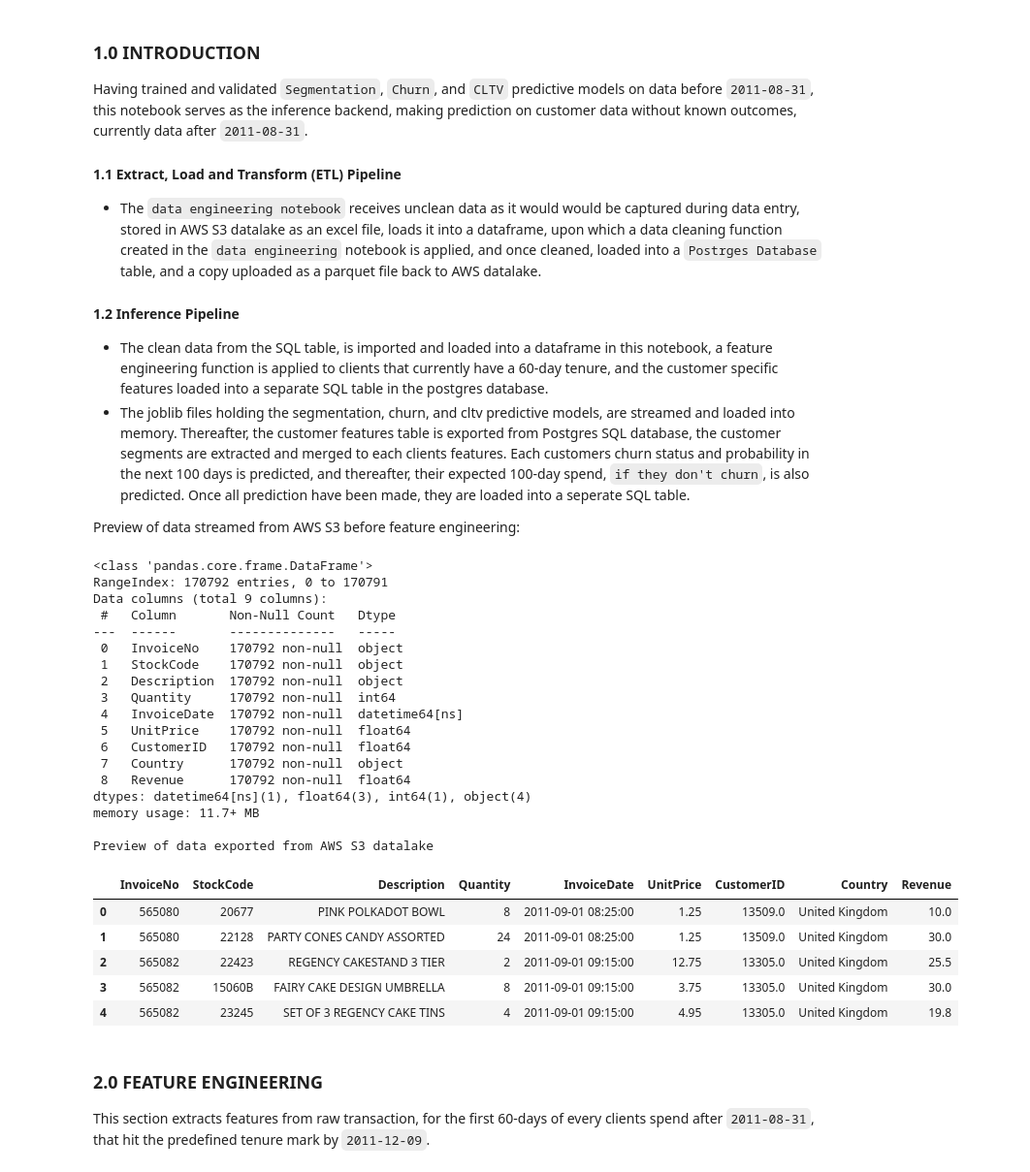
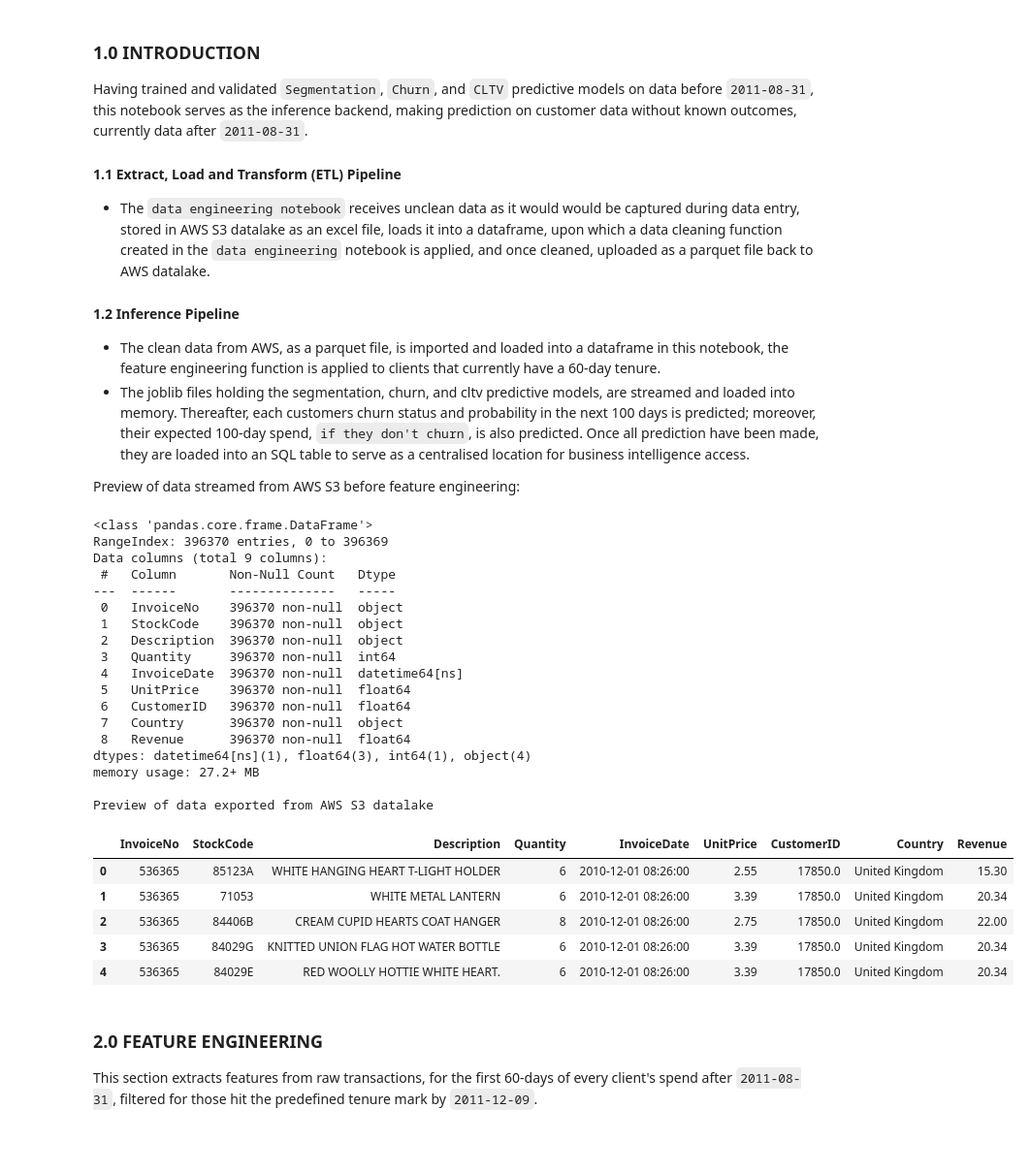
Before and after one commit to mundundan-star/online-retail-customer-analytics, a Jupyter notebook: 7.0 Final_Delivery: Churn and CLTV Inference Pipeline.ipynb, the cells around one changed output. Shown at 97% size. Saved outputs shown, nothing was run; the diff lists cells and outputs as text; code cells hidden in the pictures; blank space fills up the shorter version.

```diff
--- a/7.0 Final_Delivery: Churn and CLTV Inference Pipeline.ipynb
+++ b/7.0 Final_Delivery: Churn and CLTV Inference Pipeline.ipynb
@@ -7,11 +7,11 @@
 Having trained and validated `Segmentation`, `Churn`, and `CLTV` predictive models on data before `2011-08-31`, this notebook serves as the inference backend, making prediction on customer data without known outcomes, currently data after `2011-08-31`.
 
 #### 1.1 Extract, Load and Transform (ETL) Pipeline
-- The `data engineering notebook` receives unclean data as it would would be captured during data entry, stored in AWS S3 datalake as an excel file, loads it into a dataframe, upon which a data cleaning function created in the `data engineering` notebook is applied, and once cleaned, loaded into a `Postrges Database` table, and a copy uploaded as a parquet file back to AWS datalake.
+- The `data engineering notebook` receives unclean data as it would would be captured during data entry, stored in AWS S3 datalake as an excel file, loads it into a dataframe, upon which a data cleaning function created in the `data engineering` notebook is applied, and once cleaned, uploaded as a parquet file back to AWS datalake.
 
 #### 1.2 Inference Pipeline
-- The clean data from the SQL table, is imported and loaded into a dataframe in this notebook, a feature engineering function is applied to clients that currently have a 60-day tenure, and the customer specific features loaded into a separate SQL table in the postgres database.
-- The joblib files holding the segmentation, churn, and cltv predictive models, are streamed and loaded into memory. Thereafter, the customer features table is exported from Postgres SQL database, the customer segments are extracted and merged to each clients features. Each customers churn status and probability in the next 100 days is predicted, and thereafter, their expected 100-day spend, `if they don't churn`, is also predicted. Once all prediction have been made, they are loaded into a seperate SQL table.
+- The clean data from AWS, as a parquet file, is imported and loaded into a dataframe in this notebook, the feature engineering function is applied to clients that currently have a 60-day tenure.
+- The joblib files holding the segmentation, churn, and cltv predictive models, are streamed and loaded into memory. Thereafter, each customers churn status and probability in the next 100 days is predicted; moreover, their expected 100-day spend, `if they don't churn`, is also predicted. Once all prediction have been made, they are loaded into an SQL table to serve as a centralised location for business intelligence access.
 
 Preview of data streamed from AWS S3 before feature engineering:
 # %%
@@ -28,55 +28,55 @@ import seaborn as sns
 from sqlalchemy import create_engine, inspect, text
 from google.colab import userdata
 
 from datetime import datetime
 
 bucket_name = 'sales-data-analytics-portfolio-2026'
 
 os.environ["AWS_SECRET_ACCESS_KEY"] = userdata.get("AWS_SECRET_ACCESS_KEY")
 os.environ["AWS_ACCESS_KEY_ID"] = userdata.get("AWS_ACCESS_KEY_ID")
 os.environ["AWS_DEFAULT_REGION"] = "eu-north-1"
 
 parquet_url = "s3://sales-data-analytics-portfolio-2026/parquet_files/fact_online_retail_clean.parquet"
 
-cutoff_date = '2011-08-31'
+cutoff_date = '2011-09-01'
 
 df = pd.read_parquet(parquet_url)
 
 
-df = df[df["InvoiceDate"].dt.date.astype('str') > cutoff_date].reset_index(drop = True)
+#df = df[df["InvoiceDate"].dt.date.astype('str') > cutoff_date].reset_index(drop = True)
 df.info()
 print("\nPreview of data exported from AWS S3 datalake")
 print()
 df.sort_values("InvoiceDate").head()
 # %% [output]
 <class 'pandas.core.frame.DataFrame'>
-RangeIndex: 170792 entries, 0 to 170791
+RangeIndex: 396370 entries, 0 to 396369
 Data columns (total 9 columns):
  #   Column       Non-Null Count   Dtype
 ---  ------       --------------   -----
- 0   InvoiceNo    170792 non-null  object
- 1   StockCode    170792 non-null  object
- 2   Description  170792 non-null  object
- 3   Quantity     170792 non-null  int64
- 4   InvoiceDate  170792 non-null  datetime64[ns]
- 5   UnitPrice    170792 non-null  float64
- 6   CustomerID   170792 non-null  float64
- 7   Country      170792 non-null  object
- 8   Revenue      170792 non-null  float64
+ 0   InvoiceNo    396370 non-null  object
+ 1   StockCode    396370 non-null  object
+ 2   Description  396370 non-null  object
+ 3   Quantity     396370 non-null  int64
+ 4   InvoiceDate  396370 non-null  datetime64[ns]
+ 5   UnitPrice    396370 non-null  float64
+ 6   CustomerID   396370 non-null  float64
+ 7   Country      396370 non-null  object
+ 8   Revenue      396370 non-null  float64
 dtypes: datetime64[ns](1), float64(3), int64(1), object(4)
-memory usage: 11.7+ MB
+memory usage: 27.2+ MB
 
 Preview of data exported from AWS S3 datalake
 |  | InvoiceNo | StockCode | Description | Quantity | InvoiceDate | UnitPrice | CustomerID | Country | Revenue |
-| 0 | 565080 | 20677 | PINK POLKADOT BOWL | 8 | 2011-09-01 08:25:00 | 1.25 | 13509.0 | United Kingdom | 10.0 |
-| 1 | 565080 | 22128 | PARTY CONES CANDY ASSORTED | 24 | 2011-09-01 08:25:00 | 1.25 | 13509.0 | United Kingdom | 30.0 |
-| 2 | 565082 | 22423 | REGENCY CAKESTAND 3 TIER | 2 | 2011-09-01 09:15:00 | 12.75 | 13305.0 | United Kingdom | 25.5 |
-| 3 | 565082 | 15060B | FAIRY CAKE DESIGN UMBRELLA | 8 | 2011-09-01 09:15:00 | 3.75 | 13305.0 | United Kingdom | 30.0 |
-| 4 | 565082 | 23245 | SET OF 3 REGENCY CAKE TINS | 4 | 2011-09-01 09:15:00 | 4.95 | 13305.0 | United Kingdom | 19.8 |
+| 0 | 536365 | 85123A | WHITE HANGING HEART T-LIGHT HOLDER | 6 | 2010-12-01 08:26:00 | 2.55 | 17850.0 | United Kingdom | 15.30 |
+| 1 | 536365 | 71053 | WHITE METAL LANTERN | 6 | 2010-12-01 08:26:00 | 3.39 | 17850.0 | United Kingdom | 20.34 |
+| 2 | 536365 | 84406B | CREAM CUPID HEARTS COAT HANGER | 8 | 2010-12-01 08:26:00 | 2.75 | 17850.0 | United Kingdom | 22.00 |
+| 3 | 536365 | 84029G | KNITTED UNION FLAG HOT WATER BOTTLE | 6 | 2010-12-01 08:26:00 | 3.39 | 17850.0 | United Kingdom | 20.34 |
+| 4 | 536365 | 84029E | RED WOOLLY HOTTIE WHITE HEART. | 6 | 2010-12-01 08:26:00 | 3.39 | 17850.0 | United Kingdom | 20.34 |
 # %% [markdown]
 ### 2.0 FEATURE ENGINEERING
 
-This section extracts features from raw transaction, for the first 60-days of every clients spend after `2011-08-31`, that hit the predefined tenure mark by `2011-12-09`.
+This section extracts features from raw transactions, for the first 60-days of every client's spend after `2011-08-31`, filtered for those hit the predefined tenure mark by `2011-12-09`.
 # %%
 import s3fs
 
```
Also changed, not shown: parts of 9 cells of this notebook.
